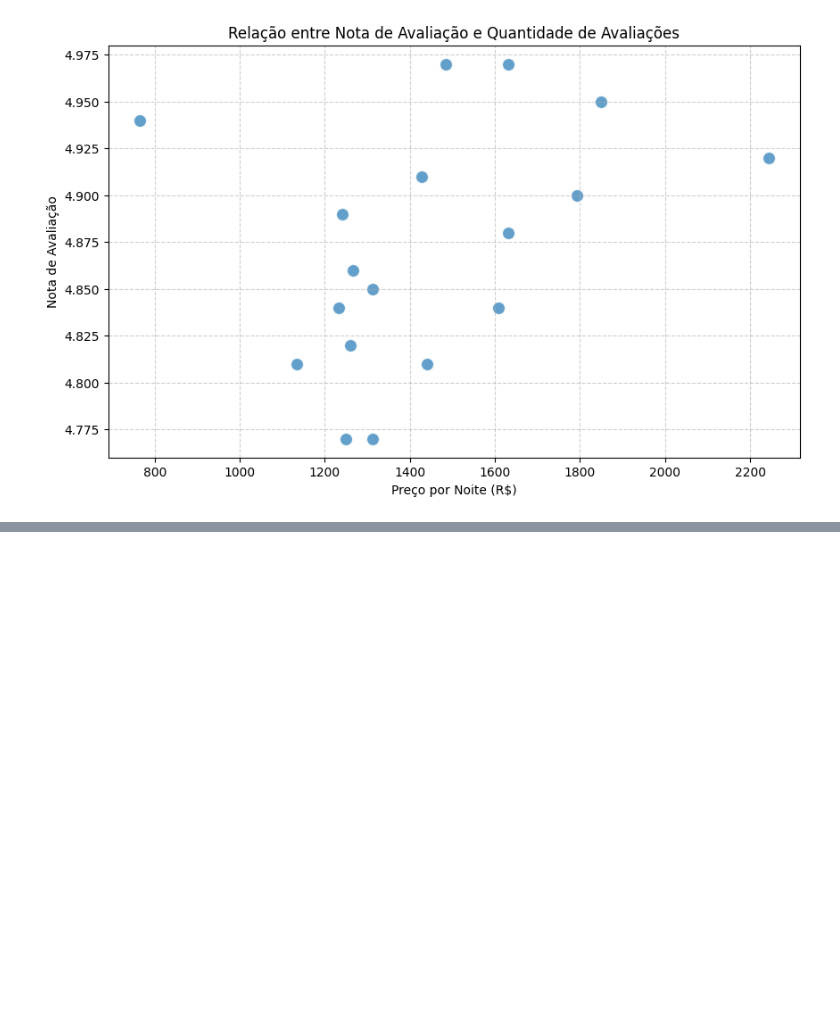
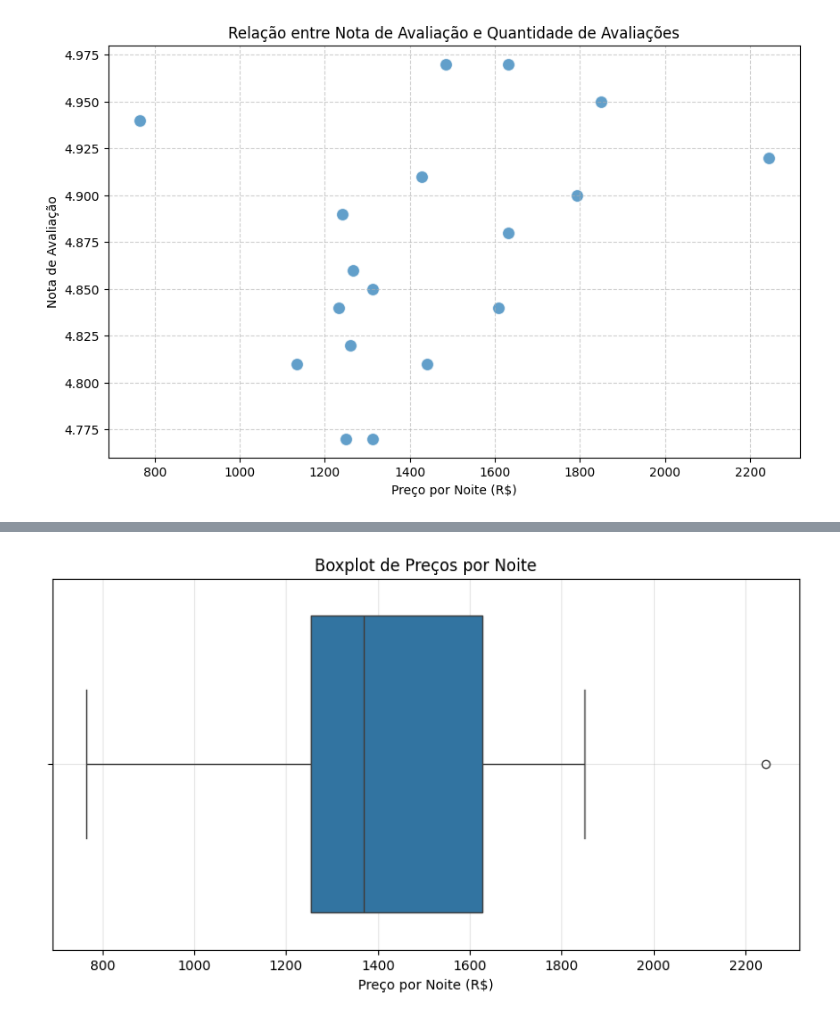
Before and after one commit to RenanVanbasten/eda-scrapper-airbnb, a Jupyter notebook: notebooks/analysis.ipynb, the cells around one changed output, grey strips where cells are left out. Cells and saved outputs as stored; diff of their text form; code cells hidden in the pictures; blank space fills up the shorter version.

```diff
--- a/notebooks/analysis.ipynb
+++ b/notebooks/analysis.ipynb
@@ -73,0 +85,10 @@ plt.show()
+# %%
+plt.figure(figsize=(10, 5))
+sns.boxplot(x=df_limpo['preco_noite'])
+plt.title('Boxplot de Preços por Noite')
+plt.xlabel('Preço por Noite (R$)')
+plt.grid(True, alpha=0.3)
+plt.savefig('../reports/images/boxplot_precos.png')
+plt.show()
+# %% [output]
+[figure, added]
```
Also changed, not shown: parts of 2 cells of this notebook, 3 other files.
